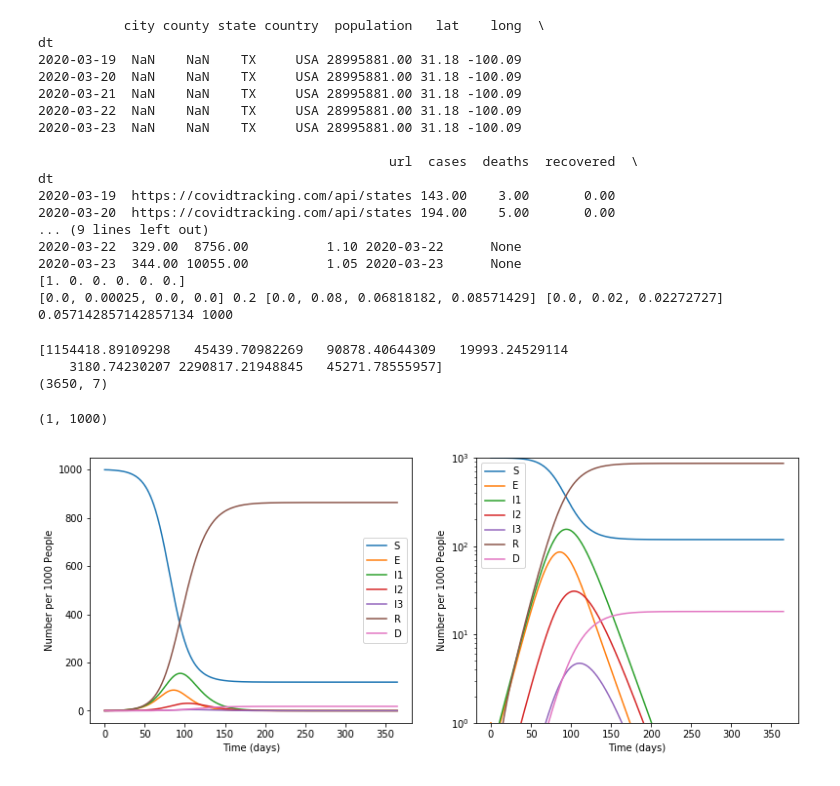
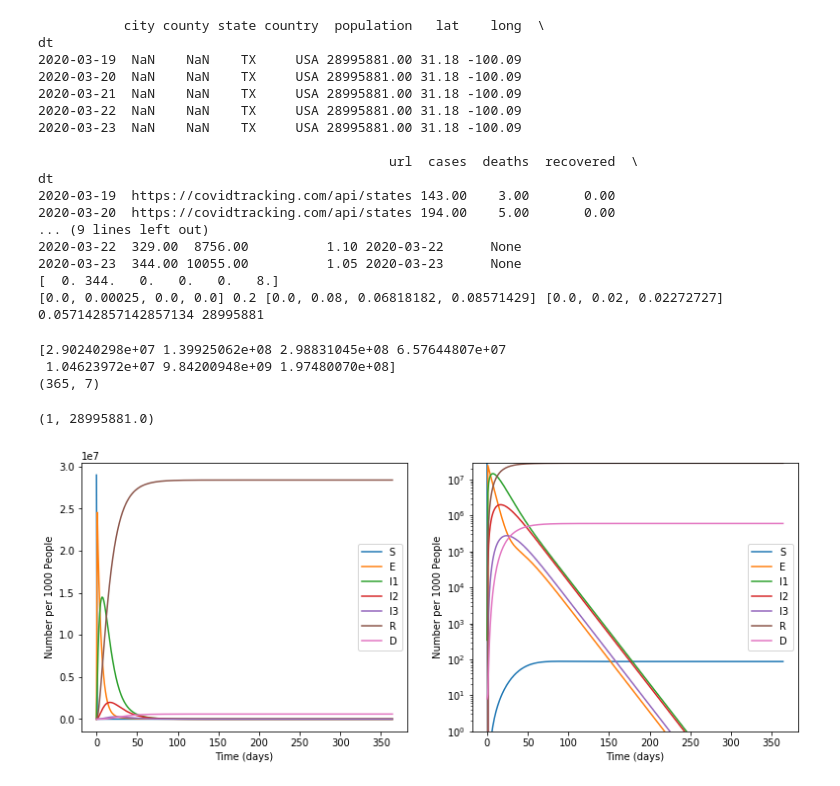
Before and after one commit to act-now-coalition/covid-data-model, a Jupyter notebook: seird_notebook_runtime.ipynb, the cells around one changed output. Cells and saved outputs as stored; diff of their text form; code cells hidden in the pictures.

```diff
--- a/seird_notebook_runtime.ipynb
+++ b/seird_notebook_runtime.ipynb
@@ -116,8 +116,8 @@ def plot_df(df, cols):
 # [1. 0. 0. 0. 0. 0.]
 # [0.0, 0.00025, 0.0, 0.0] 0.2 [0.0, 0.08, 0.06818182, 0.08571429] [0.0, 0.02, 0.02272727] 0.057142857142857134 28995881.0
 # %%
-#use_harvard_init = False #If True use the harvard model inputs for inital conditions and N (recreate their graph)
-use_harvard_init = True #If True use the harvard model inputs for inital conditions and N (recreate their graph)
+use_harvard_init = False #If True use the harvard model inputs for inital conditions and N (recreate their graph)
+#use_harvard_init = True #If True use the harvard model inputs for inital conditions and N (recreate their graph)
 # %%
 [df, soln] = model_state('USA', 'TX', INTERVENTIONS[0])
 
@@ -140,47 +140,47 @@ dt
 ... (9 lines left out)
 2020-03-22  329.00  8756.00          1.10 2020-03-22      None
 2020-03-23  344.00 10055.00          1.05 2020-03-23      None
-[1. 0. 0. 0. 0. 0.]
-[0.0, 0.00025, 0.0, 0.0] 0.2 [0.0, 0.08, 0.06818182, 0.08571429] [0.0, 0.02, 0.02272727] 0.057142857142857134 1000
+[  0. 344.   0.   0.   0.   8.]
+[0.0, 0.00025, 0.0, 0.0] 0.2 [0.0, 0.08, 0.06818182, 0.08571429] [0.0, 0.02, 0.02272727] 0.057142857142857134 28995881
 # %%
 if use_harvard_init:
     tmax=365
     N = 1000
     tvec=np.arange(0,tmax,0.1)
 else:
     # tmax = 80 * 4
     tmax = 365
     N = 28995881.00
-    tvec=np.arange(0,tmax,0.1)
+    tvec=np.arange(0,tmax,1)
 
 soln_plt = np.hstack((N-np.sum(soln,axis=1,keepdims=True),soln))
 
 print(sum(soln_plt))
 print(soln_plt.shape)
 
 plt.figure(figsize=(13,5))
 plt.subplot(1,2,1)
 plt.plot(tvec,soln_plt)
 plt.xlabel("Time (days)")
 plt.ylabel("Number per 1000 People")
 plt.legend(("S","E","I1","I2","I3","R","D"))
 #plt.ylim([0,N])
 
 #Same plot but on log scale
 plt.subplot(1,2,2)
 plt.plot(tvec,soln_plt)
 plt.semilogy()
 plt.xlabel("Time (days)")
 plt.ylabel("Number per 1000 People")
 plt.legend(("S","E","I1","I2","I3","R","D"))
 plt.ylim([1,N])
 #plt.tight_layout()
 # %% [output]
-[1154418.89109298   45439.70982269   90878.40644309   19993.24529114
-    3180.74230207 2290817.21948845   45271.78555957]
-(3650, 7)
+[2.90240298e+07 1.39925062e+08 2.98831045e+08 6.57644807e+07
+ 1.04623972e+07 9.84200948e+09 1.97480070e+08]
+(365, 7)
-(1, 1000)
+(1, 28995881.0)
-[figure, old version]
+[figure, new version]
 # %%
 df.tail(25)
 # %% [output]
```
Also changed, not shown: parts of 2 cells of this notebook, 1 other file.
